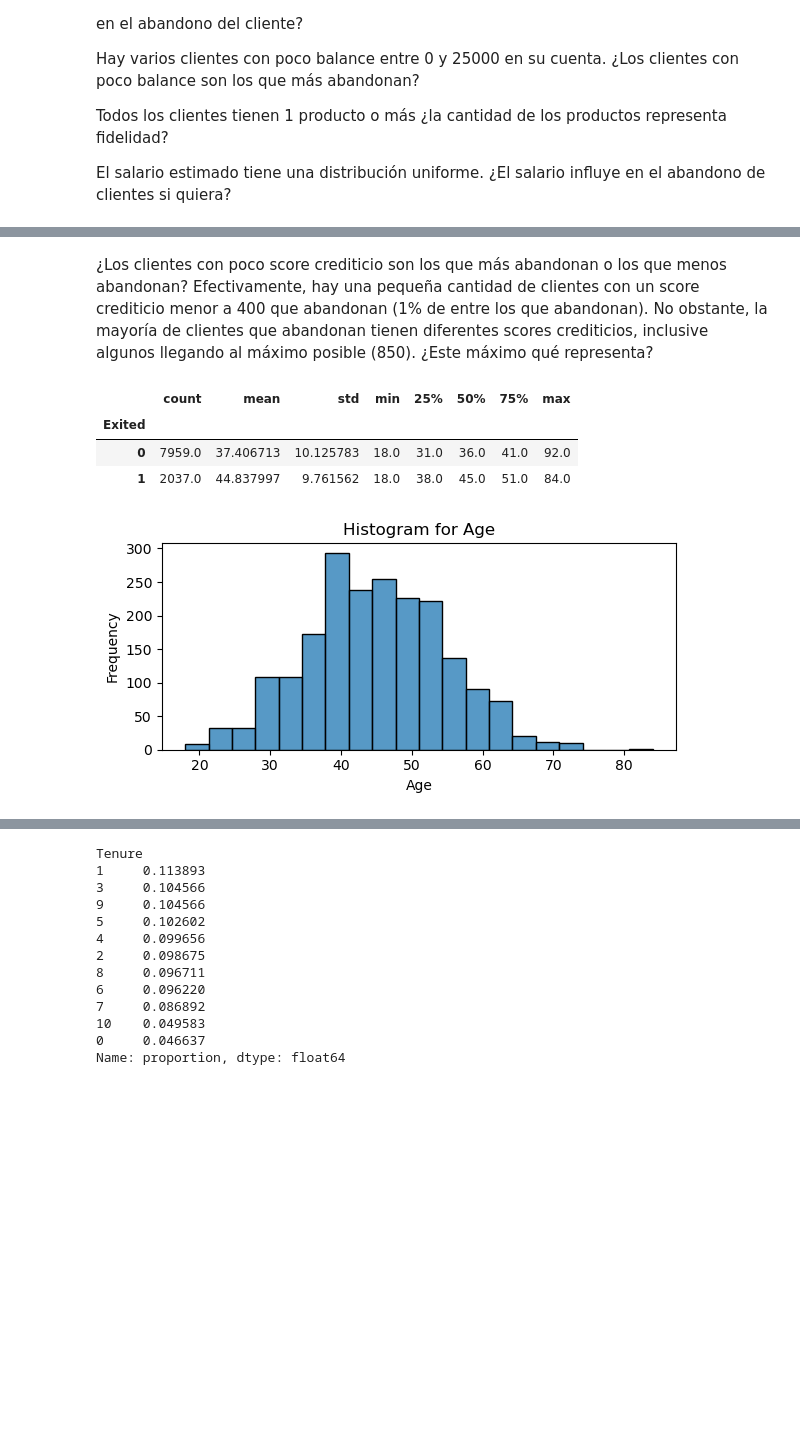
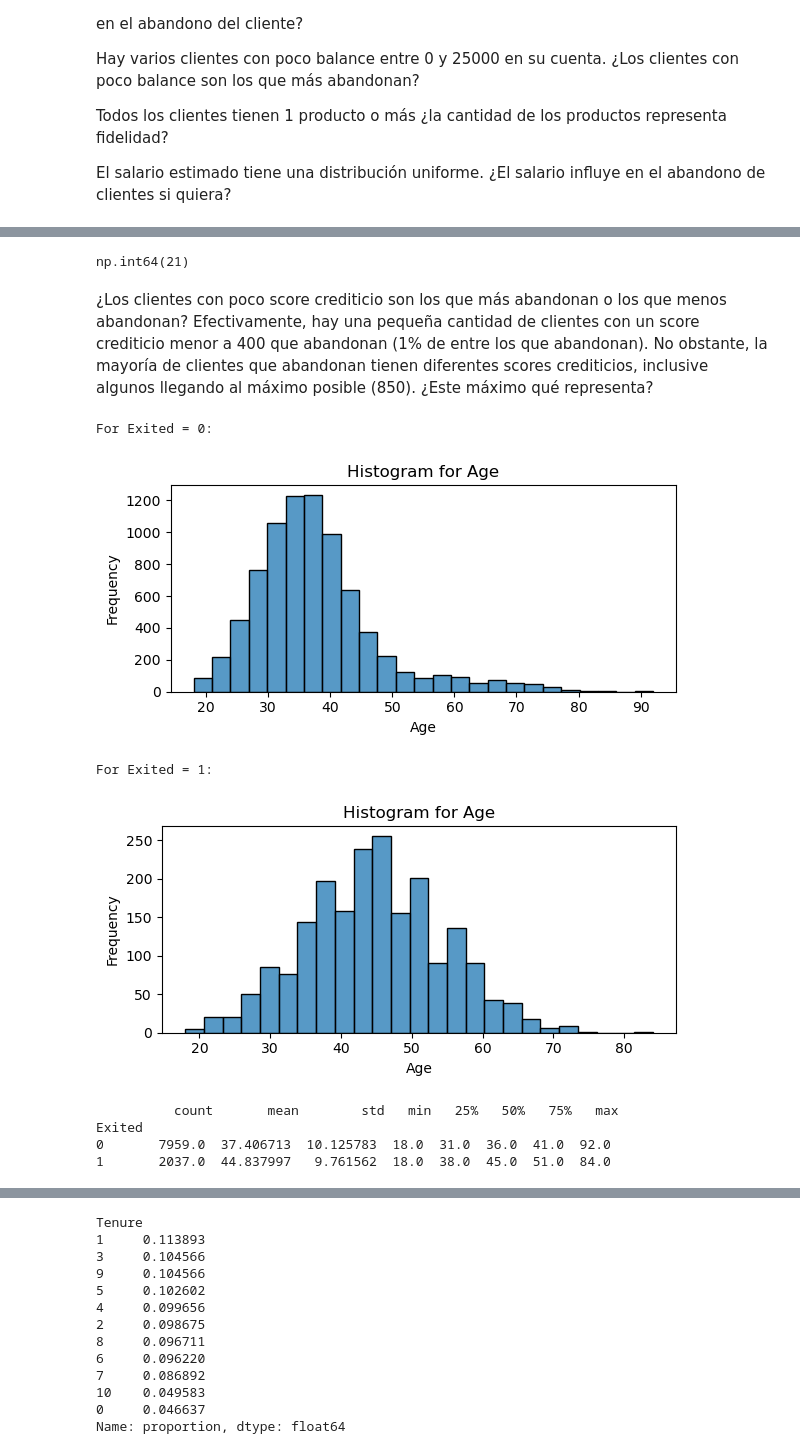
Before and after one commit to davexat/Customer_Churn_Predictor, a Jupyter notebook: notebooks/2.0_dsb_data_exploration.ipynb, the cells around one changed output, grey strips where cells are left out. Cells and saved outputs as stored; diff of their text form; code cells hidden in the pictures; blank space fills up the shorter version.

```diff
--- a/notebooks/2.0_dsb_data_exploration.ipynb
+++ b/notebooks/2.0_dsb_data_exploration.ipynb
@@ -6,5 +6,24 @@ import pandas as pd
 from churn_predictor.dataset import get_cleaned_dataframe
 import churn_predictor.plot as plots
 import matplotlib.pyplot as plt
+# %%
+def summary_cat_var(df, column):
+    df_not_ex = df[df['Exited'] == 0]
+    df_exited = df[df['Exited'] == 1]
+    print('For Exited = 0:')
+    plots.plot_bar_charts(df_not_ex, column)
+    print(df_not_ex[[column]].value_counts(normalize=True))
+    print('\n\nFor Exited = 1:')
+    plots.plot_bar_charts(df_exited, column)
+    print(df_exited[[column]].value_counts(normalize=True))
+
+def summary_num_var(df, column):
+    df_not_ex = df[df['Exited'] == 0]
+    df_exited = df[df['Exited'] == 1]
+    print('For Exited = 0:')
+    plots.plot_histograms(df_not_ex, column, bins=25)
+    print('\nFor Exited = 1:')
+    plots.plot_histograms(df_exited, column, bins=25)
+    print('\n',df.groupby('Exited')[column].describe())
 # %%
 df = get_cleaned_dataframe()
@@ -112,17 +144,21 @@ np.int64(21)
+# %%
+df_exited[df_exited['CreditScore'] < 405]['CustomerId'].count()
+# %% [output]
+np.int64(21)
 # %% [markdown]
 ¿Los clientes con poco score crediticio son los que más abandonan o los que menos abandonan?
 Efectivamente, hay una pequeña cantidad de clientes con un score crediticio menor a 400 que abandonan (1% de entre los que abandonan). No obstante, la mayoría de clientes que abandonan tienen diferentes scores crediticios, inclusive algunos llegando al máximo posible (850). ¿Este máximo qué representa?
-# %%
-df.groupby('Exited')['Age'].describe()
-# %% [output]
-|  | count | mean | std | min | 25% | 50% | 75% | max |
-| Exited |  |  |  |  |  |  |  |  |
-| 0 | 7959.0 | 37.406713 | 10.125783 | 18.0 | 31.0 | 36.0 | 41.0 | 92.0 |
-| 1 | 2037.0 | 44.837997 | 9.761562 | 18.0 | 38.0 | 45.0 | 51.0 | 84.0 |
 # %%
-plots.plot_histograms(df[df['Exited'] == 1], 'Age', bins=20)
+summary_num_var(df, 'Age')
 # %% [output]
+For Exited = 0:
-[figure, old version]
+[figure, new version]
+For Exited = 1:
+[figure, added]
+          count       mean        std   min   25%   50%   75%   max
+Exited
+0       7959.0  37.406713  10.125783  18.0  31.0  36.0  41.0  92.0
+1       2037.0  44.837997   9.761562  18.0  38.0  45.0  51.0  84.0
 # %%
 df_exited['Age'].value_counts().iloc[:20]
 # %% [output]
```
Also changed, not shown: parts of 37 cells of this notebook.
